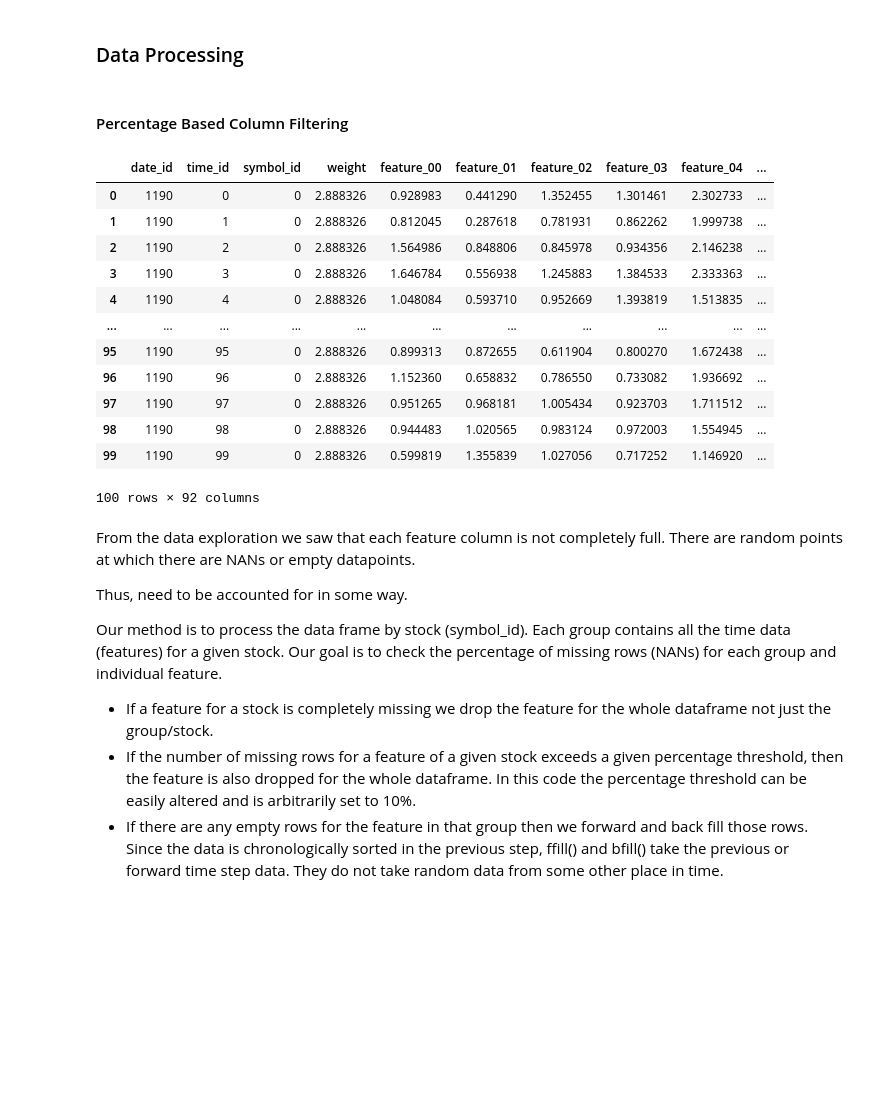
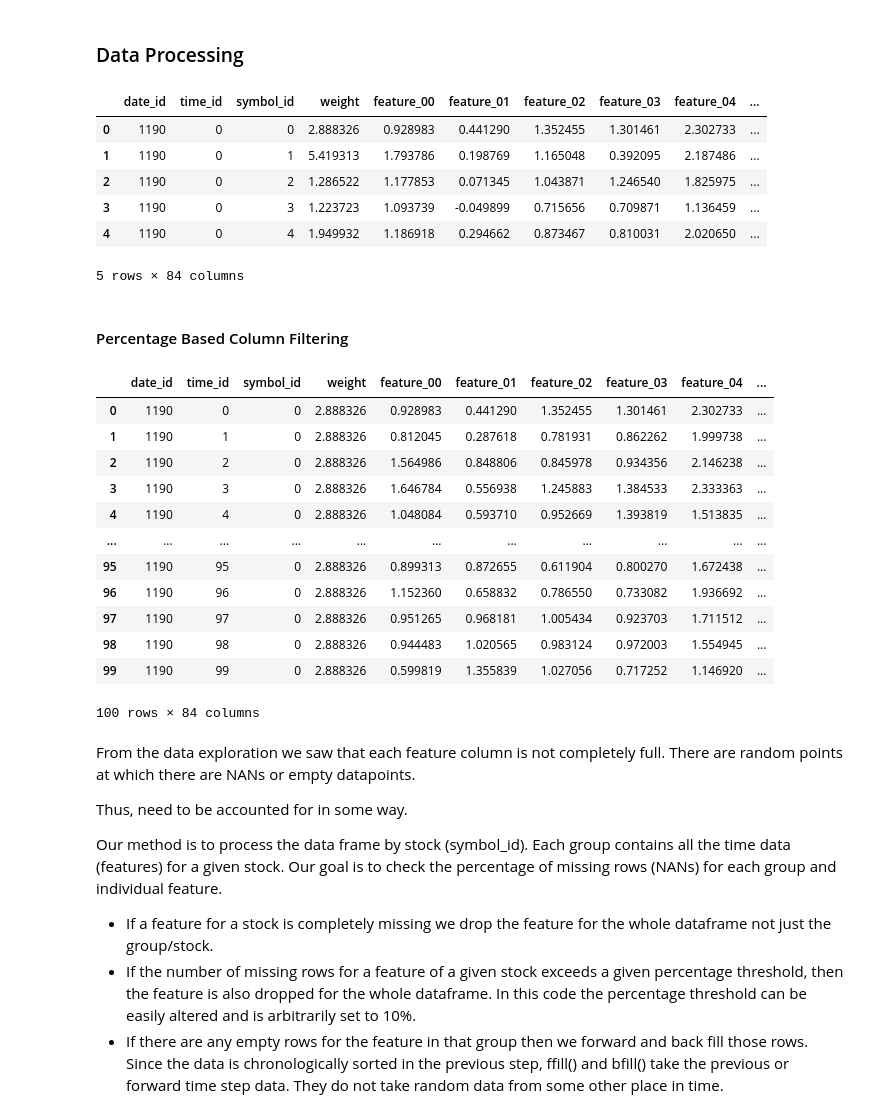
Before and after one commit to nkenny160/ecen-520-final-project, a Jupyter notebook: Jane_Street_Merge.ipynb, the cells around one changed output. Drawn from its saved outputs; the diff is of its cells as text; code cells hidden in the pictures; blank space fills up the shorter version.

```diff
--- a/Jane_Street_Merge.ipynb
+++ b/Jane_Street_Merge.ipynb
@@ -143,6 +141,17 @@ list(set(df[mask1].time_id.unique()) - set(df[mask2].date_id.unique()))[:10]
 []
 # %% [markdown]
 ### Data Processing
+# %%
+df = df.drop(columns = ['responder_0','responder_1','responder_2','responder_3', 'responder_4', 'responder_5', 'responder_7', 'responder_8'])
+df.head()
+# %% [output]
+|  | date_id | time_id | symbol_id | weight | feature_00 | feature_01 | feature_02 | feature_03 | feature_04 | ... |
+| 0 | 1190 | 0 | 0 | 2.888326 | 0.928983 | 0.441290 | 1.352455 | 1.301461 | 2.302733 | ... |
+| 1 | 1190 | 0 | 1 | 5.419313 | 1.793786 | 0.198769 | 1.165048 | 0.392095 | 2.187486 | ... |
+| 2 | 1190 | 0 | 2 | 1.286522 | 1.177853 | 0.071345 | 1.043871 | 1.246540 | 1.825975 | ... |
+| 3 | 1190 | 0 | 3 | 1.223723 | 1.093739 | -0.049899 | 0.715656 | 0.709871 | 1.136459 | ... |
+| 4 | 1190 | 0 | 4 | 1.949932 | 1.186918 | 0.294662 | 0.873467 | 0.810031 | 2.020650 | ... |
+5 rows × 84 columns
 # %% [markdown]
 #### Percentage Based Column Filtering
 # %%
@@ -166,7 +175,7 @@ df.head(100)
 | 97 | 1190 | 97 | 0 | 2.888326 | 0.951265 | 0.968181 | 1.005434 | 0.923703 | 1.711512 | ... |
 | 98 | 1190 | 98 | 0 | 2.888326 | 0.944483 | 1.020565 | 0.983124 | 0.972003 | 1.554945 | ... |
 | 99 | 1190 | 99 | 0 | 2.888326 | 0.599819 | 1.355839 | 1.027056 | 0.717252 | 1.146920 | ... |
-100 rows × 92 columns
+100 rows × 84 columns
 # %% [markdown]
 From the data exploration we saw that each feature column is not completely full. There are random points at which there are NANs or empty datapoints. <br>
 
```
Also changed, not shown: parts of 23 cells of this notebook.
